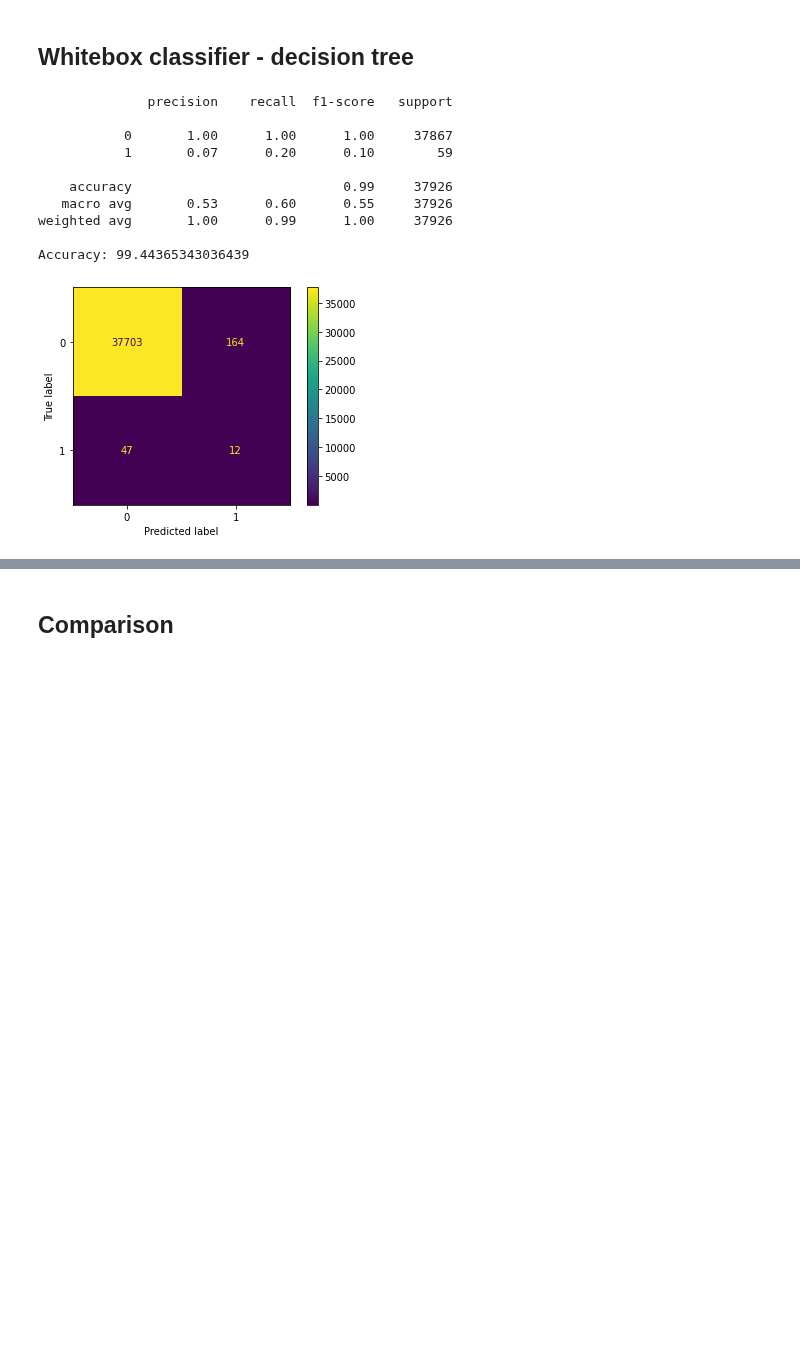
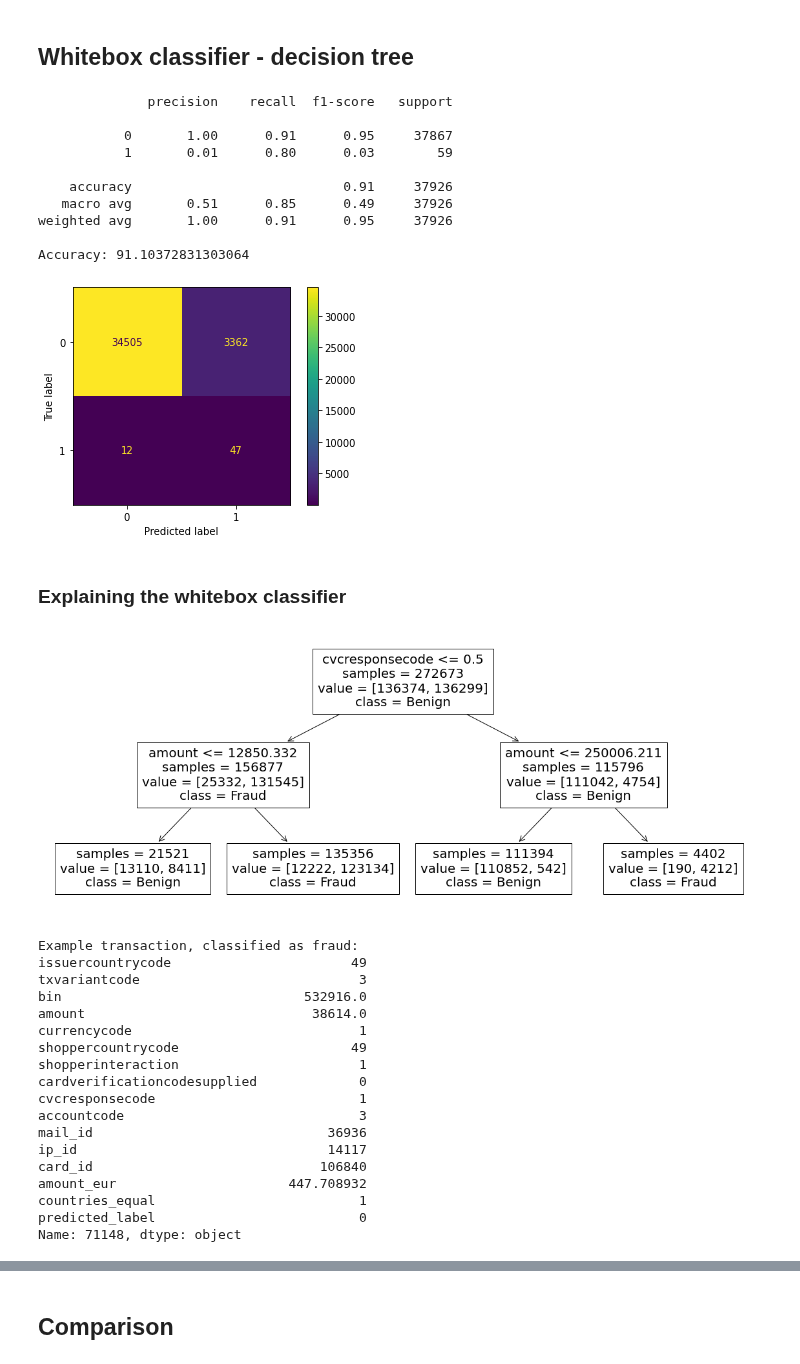
Before and after one commit to kponichtera/cs4035-cda, a Jupyter notebook: jupyter/W1_Visuals.ipynb, the cells around one changed output, grey strips where cells are left out. Drawn from its saved outputs; the diff is of its cells as text; code cells hidden in the pictures; blank space fills up the shorter version.

```diff
--- a/jupyter/W1_Visuals.ipynb
+++ b/jupyter/W1_Visuals.ipynb
@@ -594,8 +604,8 @@ Fraudulent cases in train set after SMOTE: 151485
 # %%
 from sklearn.model_selection import cross_val_score, cross_val_predict
 
-dtree_classifier = DecisionTreeClassifier(random_state=0)
-dtree_classifier.fit(X_train, y_train)
+dtree_classifier = DecisionTreeClassifier(max_depth=2, random_state=0)
+dtree_classifier = k_fold_validation(X_train, y_train, dtree_classifier)
 
 y_predictions = dtree_classifier.predict(X_test)
 y_predictions_proba = dtree_classifier.predict_proba(X_test)[:, 1]
@@ -611,13 +621,49 @@ plt.show()
 # %% [output]
               precision    recall  f1-score   support
 
-           0       1.00      1.00      1.00     37867
-           1       0.07      0.20      0.10        59
+           0       1.00      0.91      0.95     37867
+           1       0.01      0.80      0.03        59
 
-    accuracy                           0.99     37926
-   macro avg       0.53      0.60      0.55     37926
-weighted avg       1.00      0.99      1.00     37926
+    accuracy                           0.91     37926
+   macro avg       0.51      0.85      0.49     37926
+weighted avg       1.00      0.91      0.95     37926
 
-Accuracy: 99.44365343036439
+Accuracy: 91.10372831303064
-[figure, old version]
+[figure, new version]
+# %% [markdown]
+### Explaining the whitebox classifier
+# %%
+from sklearn.tree import plot_tree
+
+plt.figure(figsize=(20, 8))
+plot_tree(dtree_classifier, feature_names=X_train.columns, class_names=['Benign', 'Fraud'], impurity=False)
+plt.show()
+
+X_test_withpredictions = X_test.copy()
+X_test_withpredictions['predicted_label'] = y_predictions
+X_test_withpredictions.query('predicted_label==1')
+predicted_fraud = X_test_withpredictions.iloc[0]
+
+print("Example transaction, classified as fraud:")
+print(predicted_fraud)
+# %% [output]
+[figure, added]
+Example transaction, classified as fraud:
+issuercountrycode                       49
+txvariantcode                            3
+bin                               532916.0
+amount                             38614.0
+currencycode                             1
+shoppercountrycode                      49
+shopperinteraction                       1
+cardverificationcodesupplied             0
+cvcresponsecode                          1
+accountcode                              3
+mail_id                              36936
+ip_id                                14117
+card_id                             106840
+amount_eur                      447.708932
+countries_equal                          1
+predicted_label                          0
+Name: 71148, dtype: object
 # %% [markdown]
```
Also changed, not shown: parts of 5 cells of this notebook.
